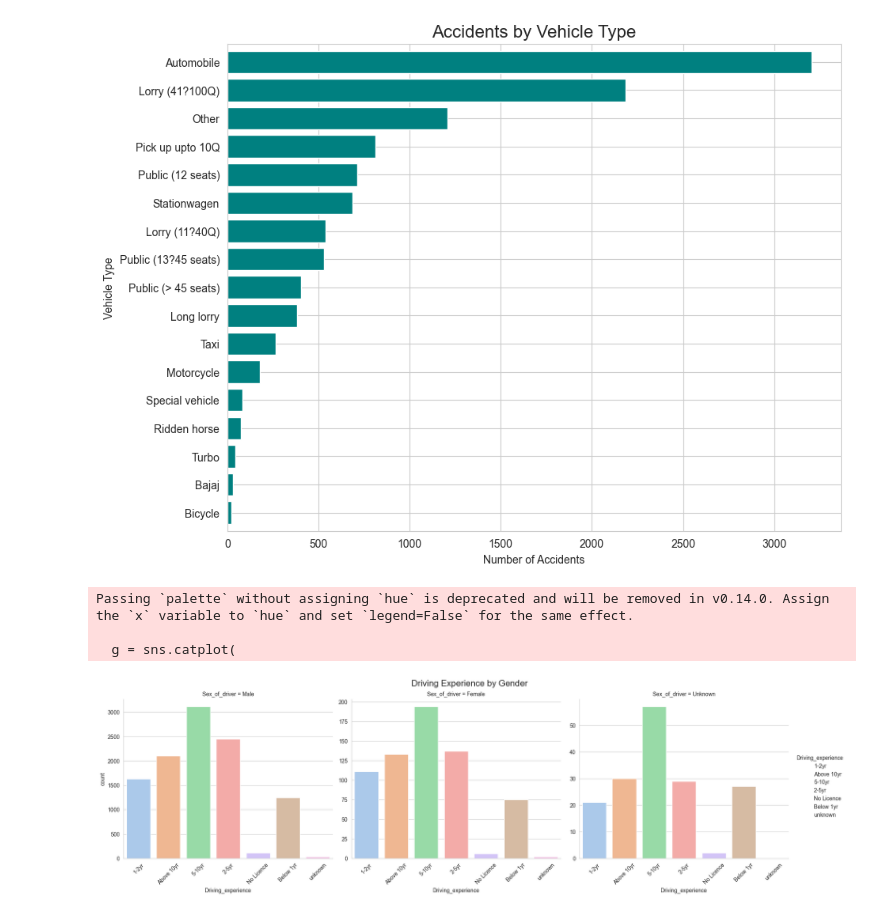
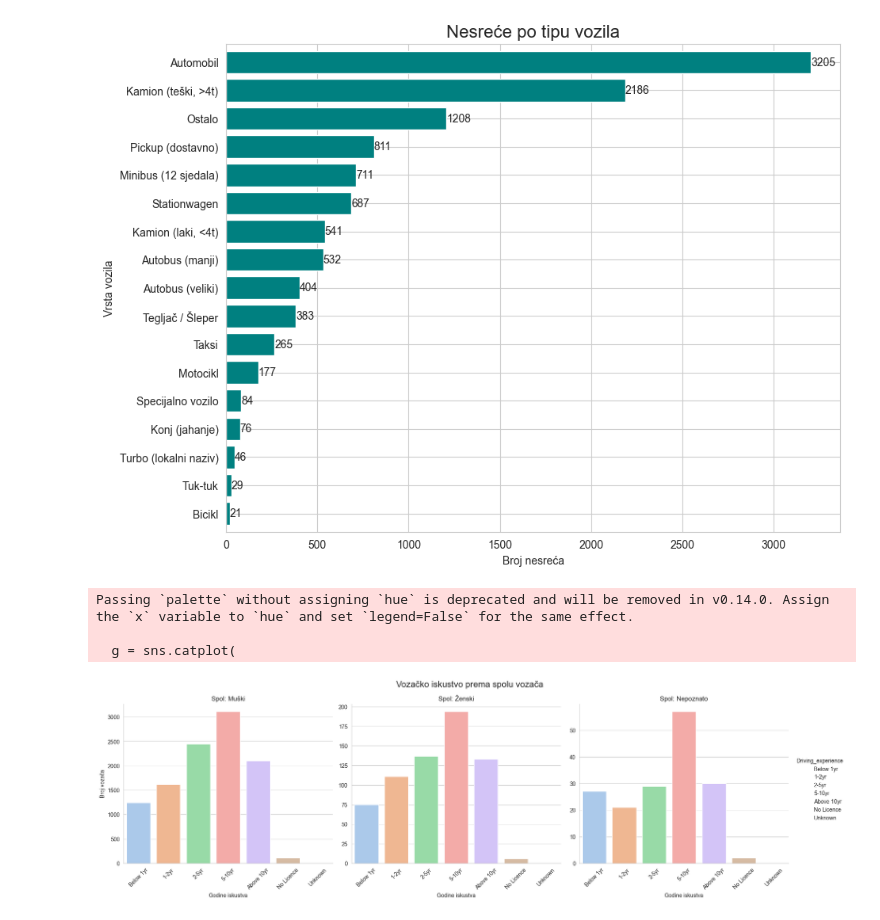
Before and after one commit to ninom5/UUPZ, a Jupyter notebook: pr4.ipynb, the cells around one changed output. Saved outputs shown, nothing was run; the diff lists cells and outputs as text; code cells hidden in the pictures.

```diff
--- a/pr4.ipynb
+++ b/pr4.ipynb
@@ -11,14 +11,19 @@ df = pd.read_csv('./RTA Dataset.csv')
 df['Time'] = pd.to_datetime(df['Time'], format='%H:%M:%S').dt.hour
 # %%
 plt.figure(figsize=(8, 6))
-ax = sns.countplot(x='Accident_severity', data=df, palette='viridis')
 
-plt.title('Distribution of Accident Severity', fontsize=16)
-plt.xlabel('Severity', fontsize=14)
-plt.ylabel('Number of Accidents', fontsize=14)
+redoslijed = ['Slight Injury', 'Serious Injury', 'Fatal injury']
+ax = sns.countplot(x='Accident_severity', data=df, order=redoslijed, palette='viridis')
+
+plt.title('Raspodjela težine nesreća', fontsize=16)
+plt.xlabel('Težina nesreće', fontsize=14)
+plt.ylabel('Broj nesreća', fontsize=14)
+
+ax.set_xticklabels(['Lakše ozljede', 'Teške ozljede', 'Smrtne posljedice'])
 
 for p in ax.patches:
-    ax.annotate(f'{p.get_height()}', (p.get_x() + 0.3, p.get_height() + 50))
+    ax.annotate(f'{p.get_height()}',
+                (p.get_x() + 0.35, p.get_height() + 50))
 
 plt.show()
 # %% [output]
@@ -128,34 +133,75 @@ Passing `palette` without assigning `hue` is deprecated and will be removed in v
 # %%
 plt.figure(figsize=(10, 8))
 
-vehicle_counts = df['Type_of_vehicle'].value_counts().sort_values(ascending=True)
+prijevodi_vozila = {
+    'Lorry (11?40Q)': 'Kamion (laki, <4t)',
+    'Lorry (41?100Q)': 'Kamion (teški, >4t)',
+    'Automobile': 'Automobil',
+    'Pick up upto 10Q': 'Pickup (dostavno)',
+    'Public (12 seats)': 'Minibus (12 sjedala)',
+    'Public (13?45 seats)': 'Autobus (manji)',
+    'Public (> 45 seats)': 'Autobus (veliki)',
+    'Long lorry': 'Tegljač / Šleper',
+    'Taxi': 'Taksi',
+    'Motorcycle': 'Motocikl',
+    'Special vehicle': 'Specijalno vozilo',
+    'Ridden horse': 'Konj (jahanje)',
+    'Turbo': 'Turbo (lokalni naziv)',
+    'Bajaj': 'Tuk-tuk',
+    'Bicycle': 'Bicikl',
+    'Other': 'Ostalo'
+}
+
+df['Vozilo_HR'] = df['Type_of_vehicle'].map(prijevodi_vozila).fillna(df['Type_of_vehicle'])
+
+vehicle_counts = df['Vozilo_HR'].value_counts().sort_values(ascending=True)
 
 vehicle_counts.plot(kind='barh', color='teal', width=0.8)
 
-plt.title('Accidents by Vehicle Type', fontsize=16)
-plt.xlabel('Number of Accidents')
-plt.ylabel('Vehicle Type')
+plt.title('Nesreće po tipu vozila', fontsize=16)
+plt.xlabel('Broj nesreća')
+plt.ylabel('Vrsta vozila')
+
+for index, value in enumerate(vehicle_counts):
+    plt.text(value, index, str(value), va='center')
+
 plt.show()
 # %% [output]
-[figure, old version]
+[figure, new version]
 # %%
+redoslijed = ['Below 1yr', '1-2yr', '2-5yr', '5-10yr', 'Above 10yr', 'No Licence', 'Unknown']
+
 g = sns.catplot(
     x='Driving_experience',
     kind='count',
     col='Sex_of_driver',
     data=df,
     palette='pastel',
     height=5,
     aspect=1.2,
-    sharey=False
+    sharey=False,
+    order=redoslijed
 )
 
+g.fig.suptitle('Vozačko iskustvo prema spolu vozača', y=1.05, fontsize=16)
+
+g.set_axis_labels("Godine iskustva", "Broj vozača")
+
 g.set_xticklabels(rotation=45)
-g.fig.suptitle('Driving Experience by Gender', y=1.03, fontsize=16)
+
+for ax in g.axes.flatten():
+    naslov = ax.get_title()
+    if 'Male' in naslov:
+        ax.set_title('Spol: Muški')
+    elif 'Female' in naslov:
+        ax.set_title('Spol: Ženski')
+    else:
+        ax.set_title('Spol: Nepoznato')
+
 plt.show()
 # %% [output]
 Passing `palette` without assigning `hue` is deprecated and will be removed in v0.14.0. Assign the `x` variable to `hue` and set `legend=False` for the same effect.
 
   g = sns.catplot(
-[figure, old version]
+[figure, new version]
 # %%
```
Also changed, not shown: parts of 23 cells of this notebook, 1 other file.
